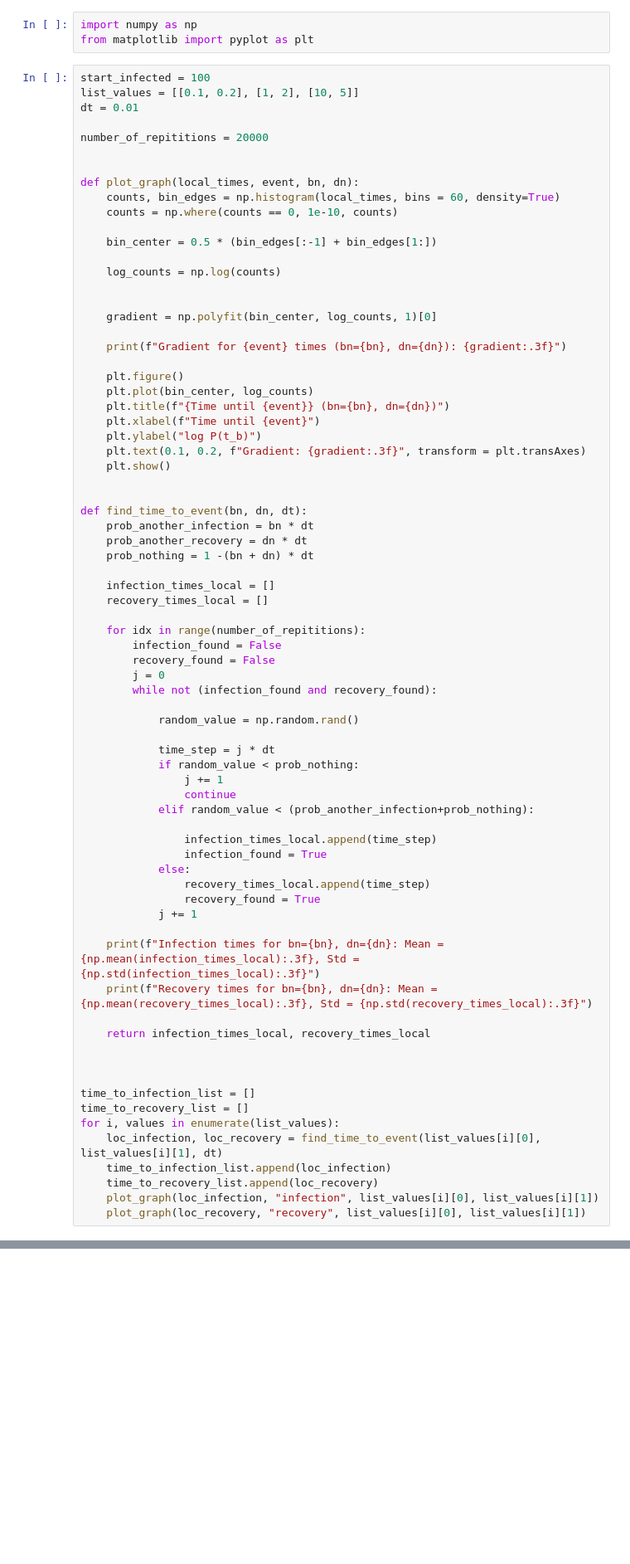
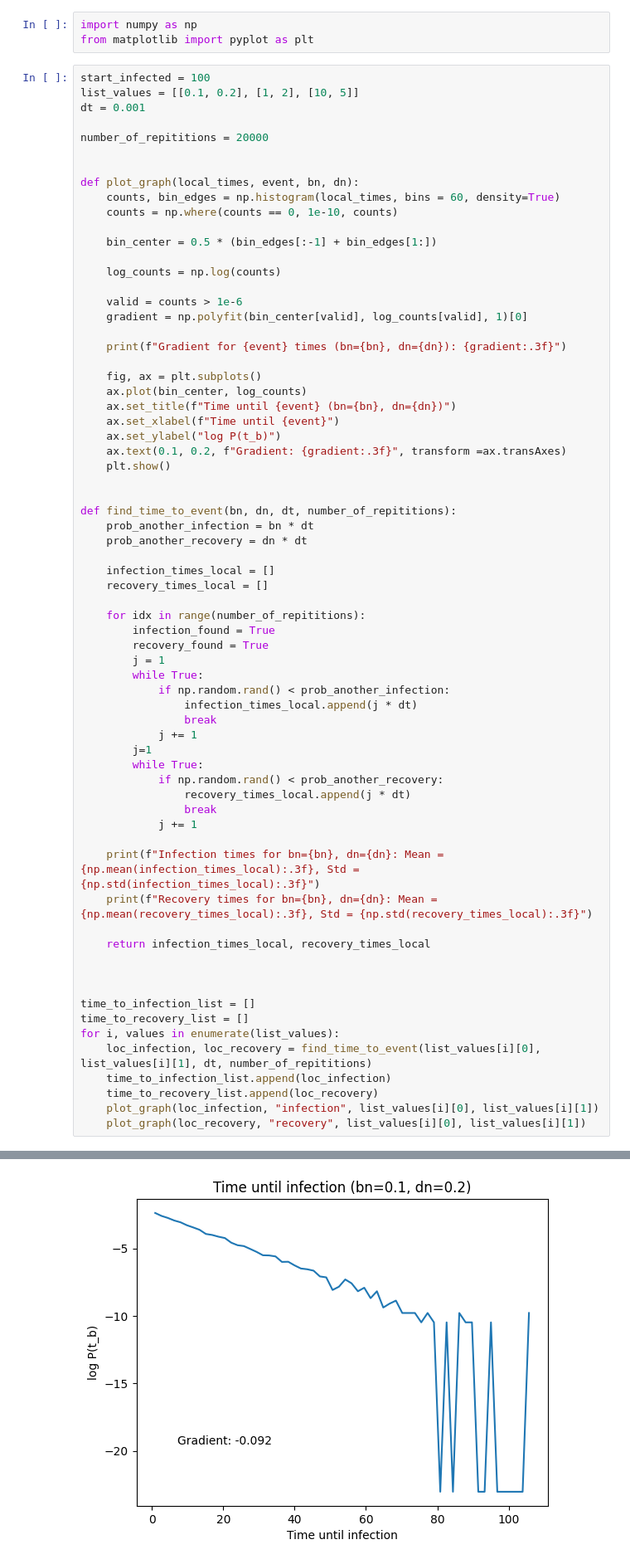
Before and after one commit to CleosCleopatra/combBio3, a Jupyter notebook: SIS model (stochastic and deterministic)_notebook.ipynb, the cells around one changed output, grey strips where cells are left out. Shown at 83% size. Cells and saved outputs as stored; diff of their text form; blank space fills up the shorter version.

Commit message:
Added last step

```diff
--- a/SIS model (stochastic and deterministic)_notebook.ipynb
+++ b/SIS model (stochastic and deterministic)_notebook.ipynb
@@ -6,7 +6,7 @@ from matplotlib import pyplot as plt
 # %%
 start_infected = 100
 list_values = [[0.1, 0.2], [1, 2], [10, 5]]
-dt = 0.01
+dt = 0.001
 
 number_of_repititions = 20000
 
@@ -19,47 +19,41 @@ def plot_graph(local_times, event, bn, dn):
 
     log_counts = np.log(counts)
 
-
-    gradient = np.polyfit(bin_center, log_counts, 1)[0]
+    valid = counts > 1e-6
+    gradient = np.polyfit(bin_center[valid], log_counts[valid], 1)[0]
 
     print(f"Gradient for {event} times (bn={bn}, dn={dn}): {gradient:.3f}")
 
-    plt.figure()
-    plt.plot(bin_center, log_counts)
-    plt.title(f"{Time until {event}} (bn={bn}, dn={dn})")
-    plt.xlabel(f"Time until {event}")
-    plt.ylabel("log P(t_b)")
-    plt.text(0.1, 0.2, f"Gradient: {gradient:.3f}", transform = plt.transAxes)
+    fig, ax = plt.subplots()
+    ax.plot(bin_center, log_counts)
+    ax.set_title(f"Time until {event} (bn={bn}, dn={dn})")
+    ax.set_xlabel(f"Time until {event}")
+    ax.set_ylabel("log P(t_b)")
+    ax.text(0.1, 0.2, f"Gradient: {gradient:.3f}", transform =ax.transAxes)
     plt.show()
 
 
-def find_time_to_event(bn, dn, dt):
+def find_time_to_event(bn, dn, dt, number_of_repititions):
     prob_another_infection = bn * dt
     prob_another_recovery = dn * dt
-    prob_nothing = 1 -(bn + dn) * dt
 
     infection_times_local = []
     recovery_times_local = []
 
     for idx in range(number_of_repititions):
-        infection_found = False
-        recovery_found = False
-        j = 0
-        while not (infection_found and recovery_found):
-
-            random_value = np.random.rand()
-
-            time_step = j * dt
-            if random_value < prob_nothing:
-                j += 1
-                continue
-            elif random_value < (prob_another_infection+prob_nothing):
-
-                infection_times_local.append(time_step)
-                infection_found = True
-            else:
-                recovery_times_local.append(time_step)
-                recovery_found = True
+        infection_found = True
+        recovery_found = True
+        j = 1
+        while True:
+            if np.random.rand() < prob_another_infection:
+                infection_times_local.append(j * dt)
+                break
+            j += 1
+        j=1
+        while True:
+            if np.random.rand() < prob_another_recovery:
+                recovery_times_local.append(j * dt)
+                break
             j += 1
 
     print(f"Infection times for bn={bn}, dn={dn}: Mean = {np.mean(infection_times_local):.3f}, Std = {np.std(infection_times_local):.3f}")
@@ -72,8 +66,9 @@ def find_time_to_event(bn, dn, dt):
 time_to_infection_list = []
 time_to_recovery_list = []
 for i, values in enumerate(list_values):
-    loc_infection, loc_recovery = find_time_to_event(list_values[i][0], list_values[i][1], dt)
+    loc_infection, loc_recovery = find_time_to_event(list_values[i][0], list_values[i][1], dt, number_of_repititions)
     time_to_infection_list.append(loc_infection)
     time_to_recovery_list.append(loc_recovery)
     plot_graph(loc_infection, "infection", list_values[i][0], list_values[i][1])
     plot_graph(loc_recovery, "recovery", list_values[i][0], list_values[i][1])
+# %% [output]
@@ -79,0 +78 @@ for i, values in enumerate(list_values):
+[figure, added]
```
Also changed, not shown: parts of 7 cells of this notebook.
